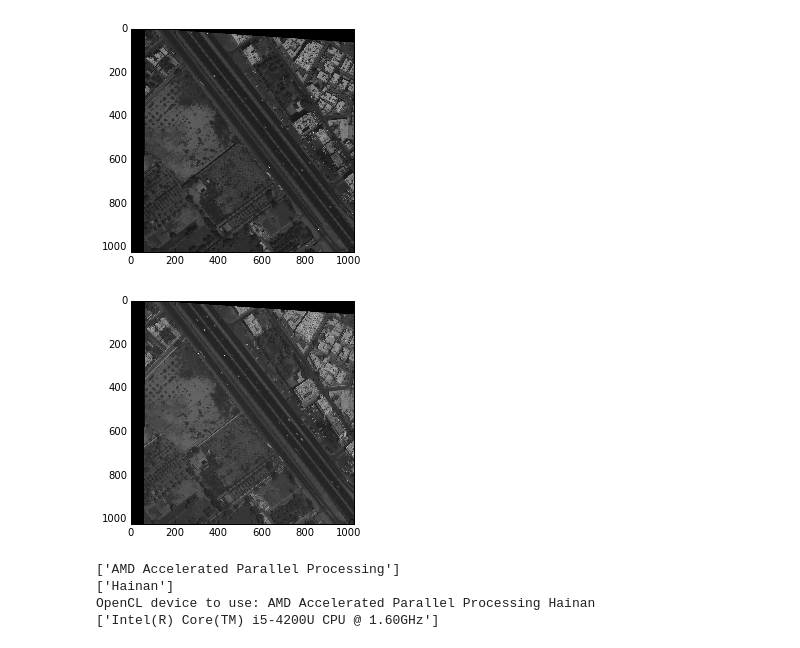
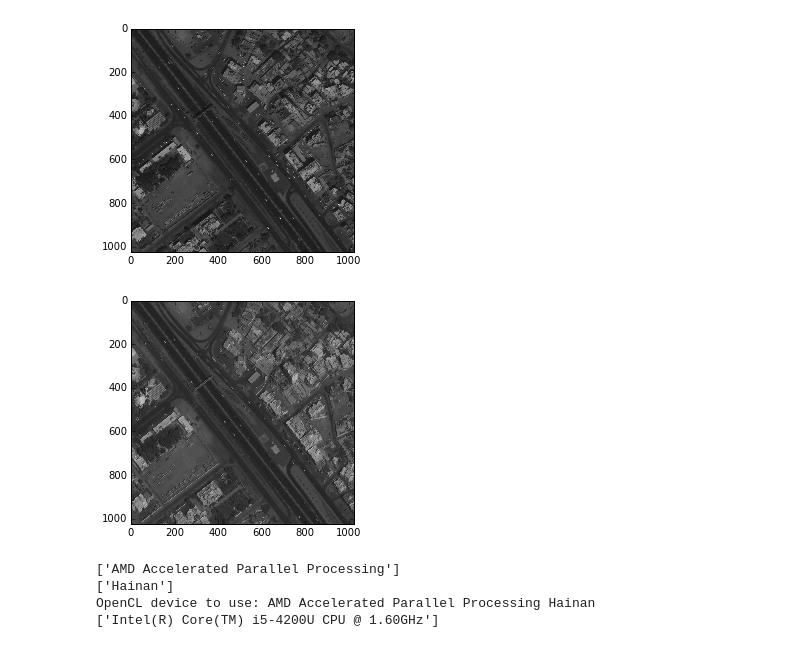
Before and after one commit to PgLoLo/PancakeMaps, a Jupyter notebook: vlad/disparity_calc.ipynb, the cells around one changed output. Drawn from its saved outputs; the diff is of its cells as text; code cells hidden in the pictures.

```diff
--- a/vlad/disparity_calc.ipynb
+++ b/vlad/disparity_calc.ipynb
@@ -14,6 +19,8 @@ SURF = xfeatures2d.SURF_create
 def imshow(img):
     if len(img.shape) == 2 or img.shape[2] == 1:
         img = np.dstack([img, img, img])
+    if img.shape[2] == 4:
+        img = img[:, :, :3]
     b, g, r = cv2.split(img)
     rgb_img = cv2.merge([r, g, b])
     plt.imshow(rgb_img)
@@ -45,17 +58,18 @@ def rescale_bands(image):
 # %%
 dir_path = "../hackday/tmp/"
 files = sorted(glob(dir_path + '*.TIF'))
 
 img0 = read_vips(files[0])
-img0 = extract_gray(img0, 0, 0)
+img0 = extract_gray(img0, 1024, 1024)
 imshow(img0)
+cv2.imwrite(dir_path + 'q.png', img0)
 
 img1 = read_vips(files[1])
-img1 = extract_gray(img1, 0, 0)
+img1 = extract_gray(img1, 1024, 1024)
 imshow(img1)
 # %% [output]
-[figure, old version]
+[figure, new version]
-[figure, old version]
+[figure, new version]
 # %%
 def norm(ps):
     ps = ps.reshape(-1, 2)
```
Also changed, not shown: parts of 27 cells of this notebook.
